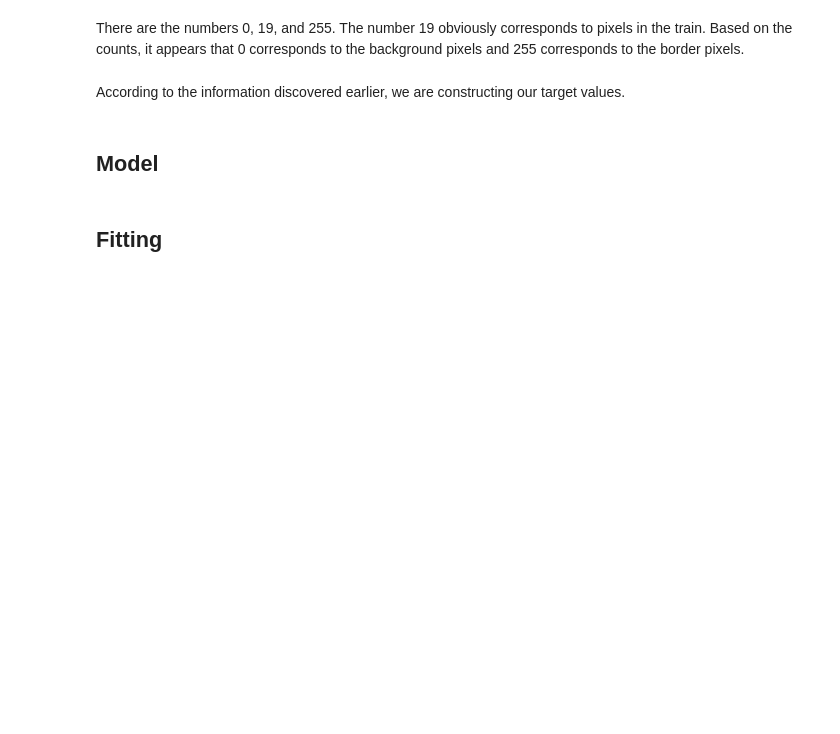
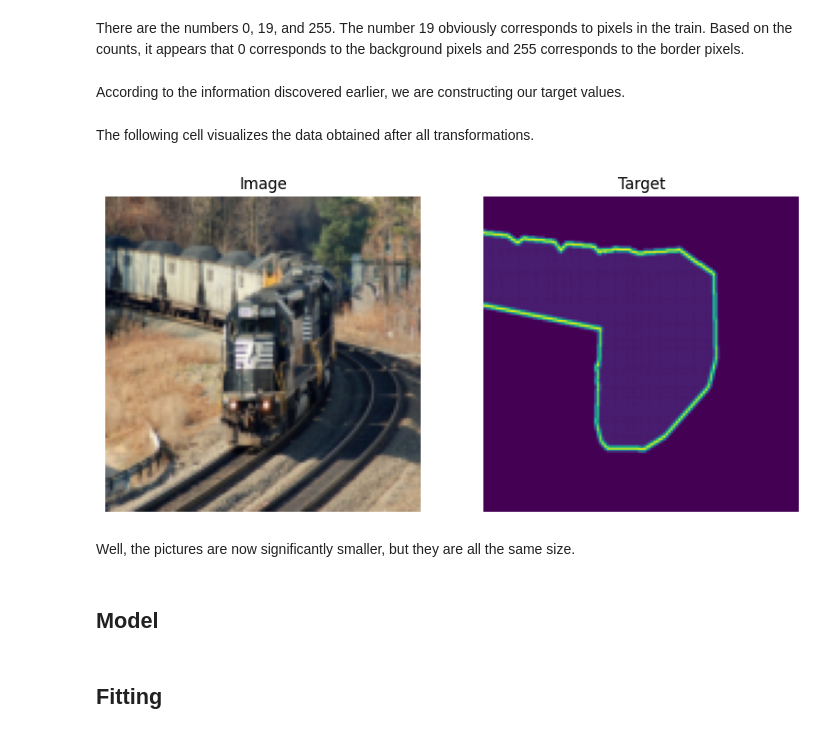
Before and after one commit to fedorkobak/knowledge, a Jupyter notebook: python/torch/examples/unet/voc_segmentation.ipynb, the cells around one changed output. Saved outputs shown, nothing was run; the diff lists cells and outputs as text; code cells hidden in the pictures; blank space fills up the shorter version.

Commit message:
python/torch/examples/unet/voc_segmentation.ipynb   add resising to data preparation

```diff
--- a/python/torch/examples/unet/voc_segmentation.ipynb
+++ b/python/torch/examples/unet/voc_segmentation.ipynb
@@ -163,16 +166,42 @@ There are the numbers 0, 19, and 255. The number 19 obviously corresponds to pix
 According to the information discovered earlier, we are constructing our target values.
 # %%
 transforms = torchvision.datasets.vision.StandardTransform(
-    transform=transforms.ToTensor(),
-    target_transform=transforms.Compose([
-        transforms.ToTensor(),
-        transforms.Lambda(lambda x: (x*255).long()),
-        transforms.Lambda(lambda x: torch.where(x==255, 21, x))
+    transform=T.Compose([
+        T.ToTensor(),
+        T.Resize([128, 128], antialias=True)
+    ]),
+    target_transform=T.Compose([
+        T.ToTensor(),
+        T.Resize([128, 128], antialias=True),
+        T.Lambda(lambda x: (x*255).long()),
+        T.Lambda(lambda x: torch.where(x==255, 21, x))
     ])
 )
 
 train_dataset.transforms = transforms
 val_dataset.transforms = transforms
+# %% [markdown]
+The following cell visualizes the data obtained after all transformations.
+# %%
+plt.figure(figsize=(15, 10))
+
+input, target = train_dataset[10]
+
+plt.subplot(131)
+plt.imshow(T.ToPILImage()(input))
+plt.title("Image")
+plt.axis(False)
+
+plt.subplot(132)
+plt.imshow(target[0])
+plt.title("Target")
+plt.axis(False)
+
+plt.show()
+# %% [output]
+[figure, added]
+# %% [markdown]
+Well, the pictures are now significantly smaller, but they are all the same size.
 # %% [markdown]
 ## Model
 # %%
```
Also changed, not shown: parts of 4 cells of this notebook.
